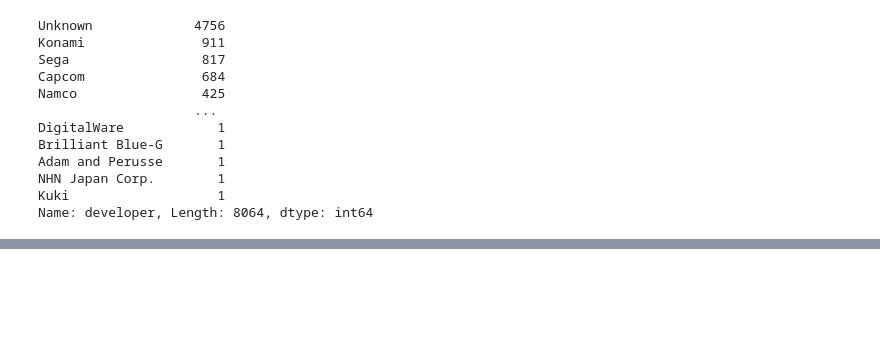
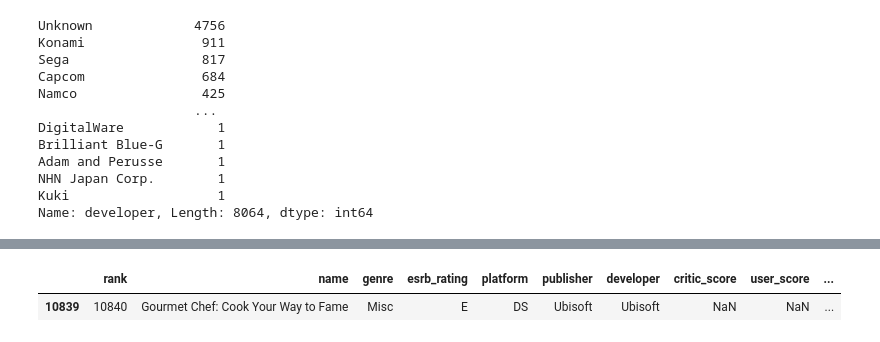
Before and after one commit to annah-vu/video-games-2019, a Jupyter notebook: first_scratchbook.ipynb, the cells around one changed output, grey strips where cells are left out. Drawn from its saved outputs; the diff is of its cells as text; code cells hidden in the pictures; blank space fills up the shorter version.

Commit message:
filling in publishers and stuff

```diff
--- a/first_scratchbook.ipynb
+++ b/first_scratchbook.ipynb
@@ -220,3 +221,12 @@ df.loc[df.developer.isna()]
 | 50781 | 50782 | VIVA Fighter | Role-Playing | NR | PC | Unknown | NaN | NaN | NaN | ... |
 | 54314 | 54315 | My Friend Pedro | Shooter | NR | PC | Unknown | NaN | NaN | NaN | ... |
 | 54315 | 54316 | My Friend Pedro | Shooter | NR | NS | Unknown | NaN | NaN | NaN | ... |
+# %%
+#Gourmet Chef's developer is Ubisoft
+df.loc[10839,'developer'] = 'Ubisoft'
+# %%
+#checking to make sure
+df.loc[df.index==10839]
+# %% [output]
+|  | rank | name | genre | esrb_rating | platform | publisher | developer | critic_score | user_score | ... |
+| 10839 | 10840 | Gourmet Chef: Cook Your Way to Fame | Misc | E | DS | Ubisoft | Ubisoft | NaN | NaN | ... |
```
Also changed, not shown: parts of 2 cells of this notebook.
